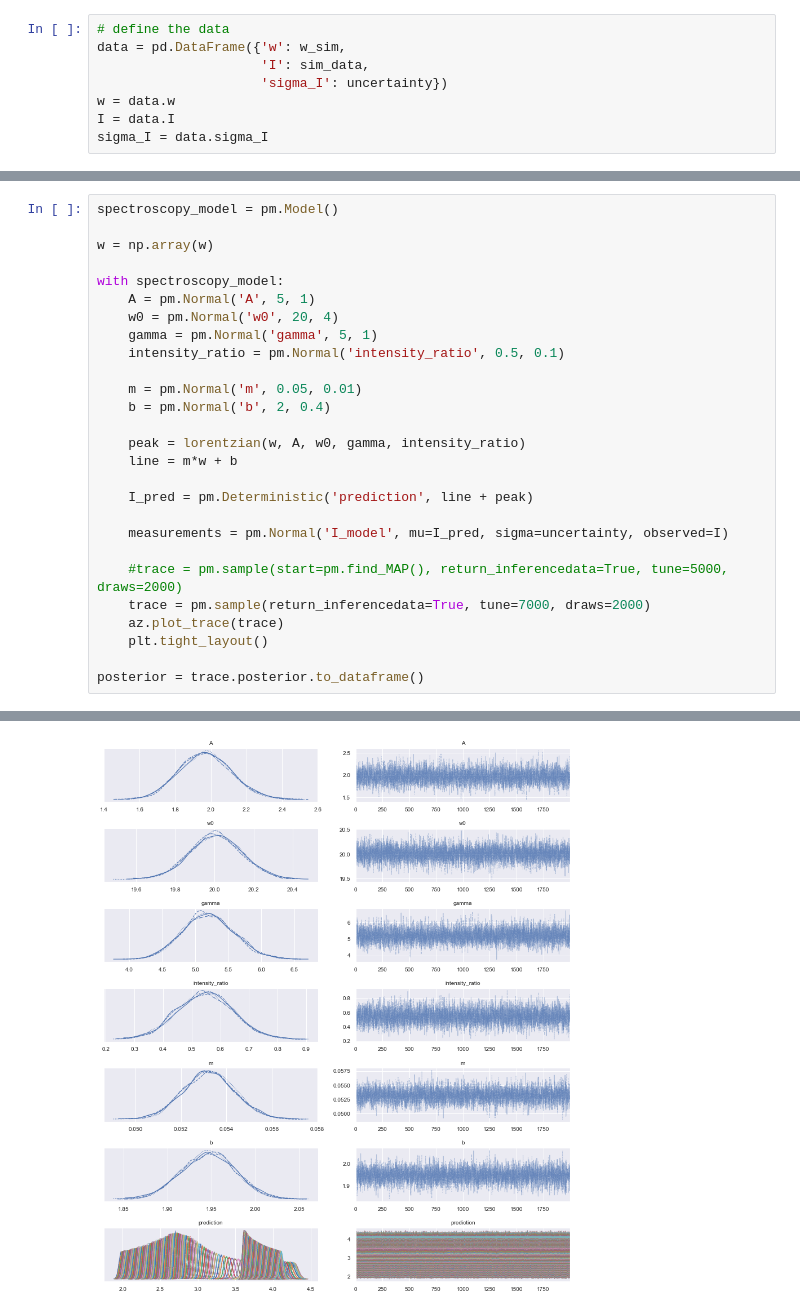
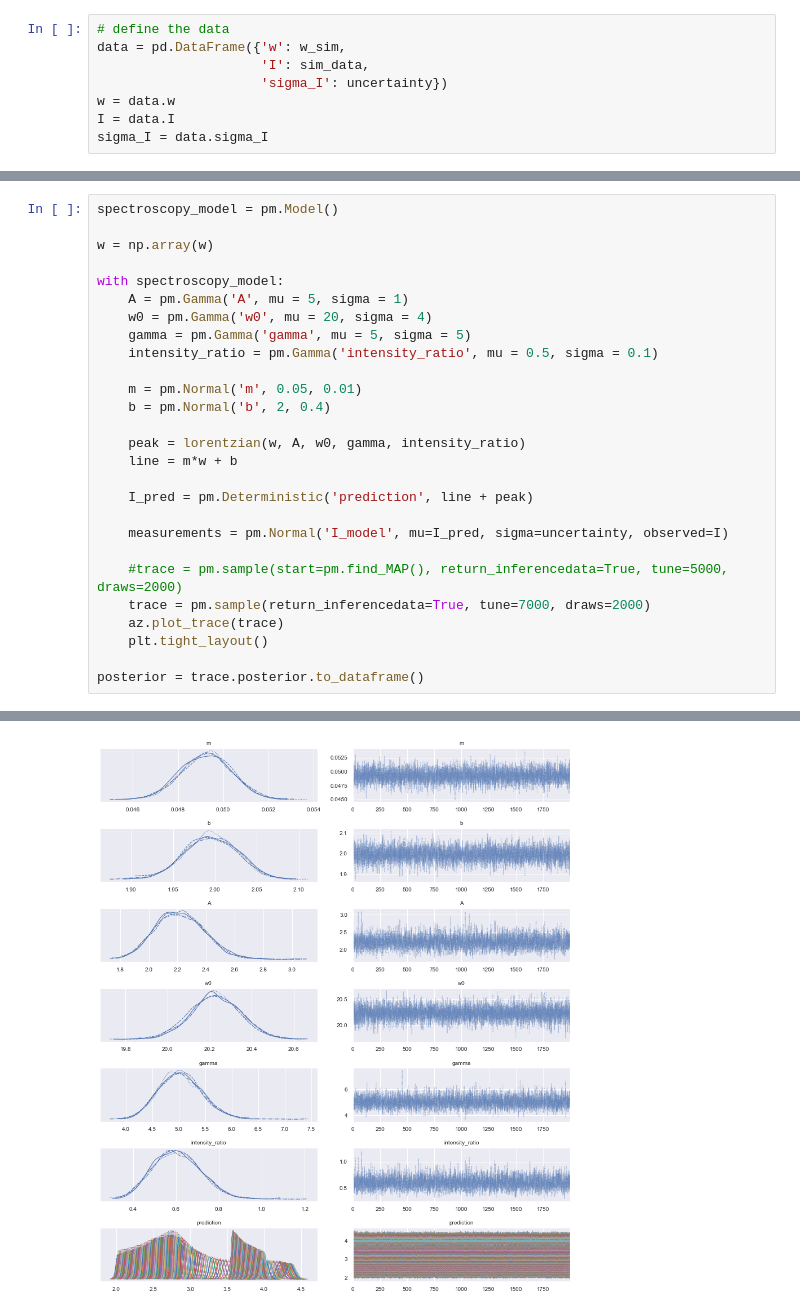
Before and after one commit to phys201/FluorescenceSpectroscopy, a Jupyter notebook: documentation.ipynb, the cells around one changed output, grey strips where cells are left out. Saved outputs shown, nothing was run; the diff lists cells and outputs as text.

Commit message:
Update documentation.ipynb
Fixed typos, changed priors from normal to gamma for positive parameters and added to the documentation.

```diff
--- a/documentation.ipynb
+++ b/documentation.ipynb
@@ -136,10 +139,10 @@ spectroscopy_model = pm.Model()
 w = np.array(w)
 
 with spectroscopy_model:
-    A = pm.Normal('A', 5, 1)
-    w0 = pm.Normal('w0', 20, 4)
-    gamma = pm.Normal('gamma', 5, 1)
-    intensity_ratio = pm.Normal('intensity_ratio', 0.5, 0.1)
+    A = pm.Gamma('A', mu = 5, sigma = 1)
+    w0 = pm.Gamma('w0', mu = 20, sigma = 4)
+    gamma = pm.Gamma('gamma', mu = 5, sigma = 5)
+    intensity_ratio = pm.Gamma('intensity_ratio', mu = 0.5, sigma = 0.1)
 
     m = pm.Normal('m', 0.05, 0.01)
     b = pm.Normal('b', 2, 0.4)
@@ -171,4 +170,4 @@ Sampling 4 chains for 7_000 tune and 2_000 draw iterations (28_000 + 8_000 draws
-[figure, old version]
+[figure, new version]
 # %%
 sns.pairplot(posterior.drop('prediction', axis=1))
 # %% [output]
```
Also changed, not shown: parts of 9 cells of this notebook.
